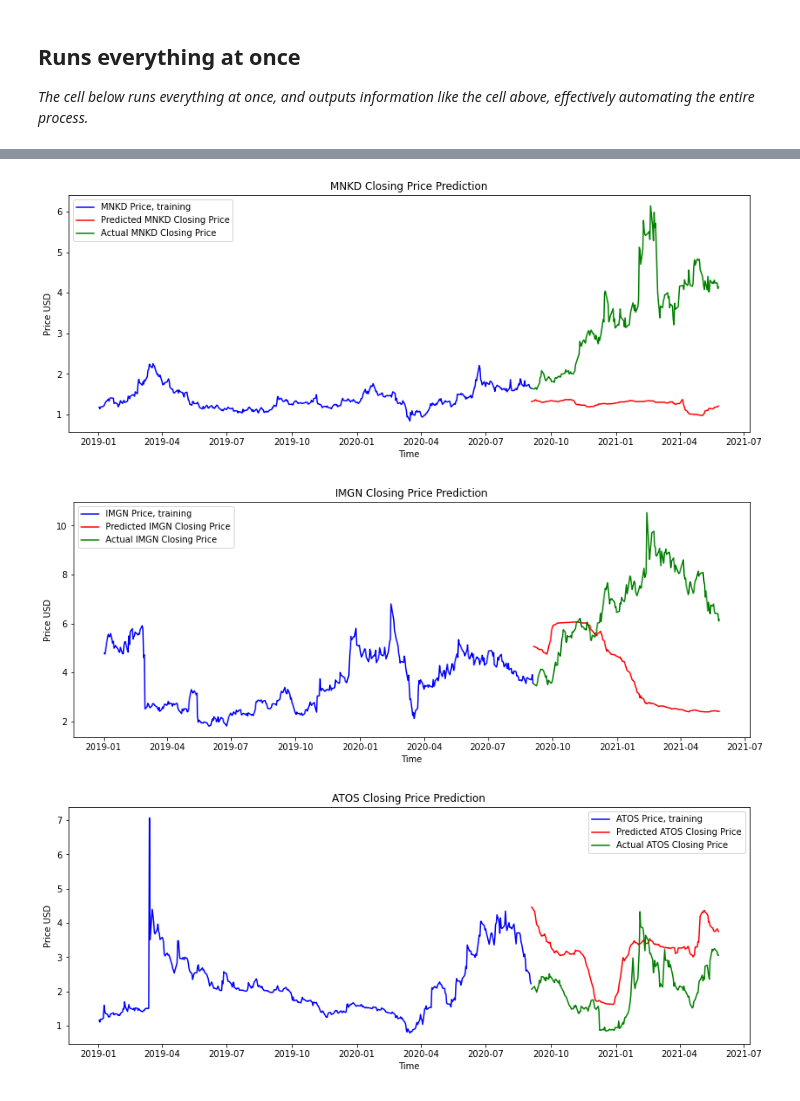
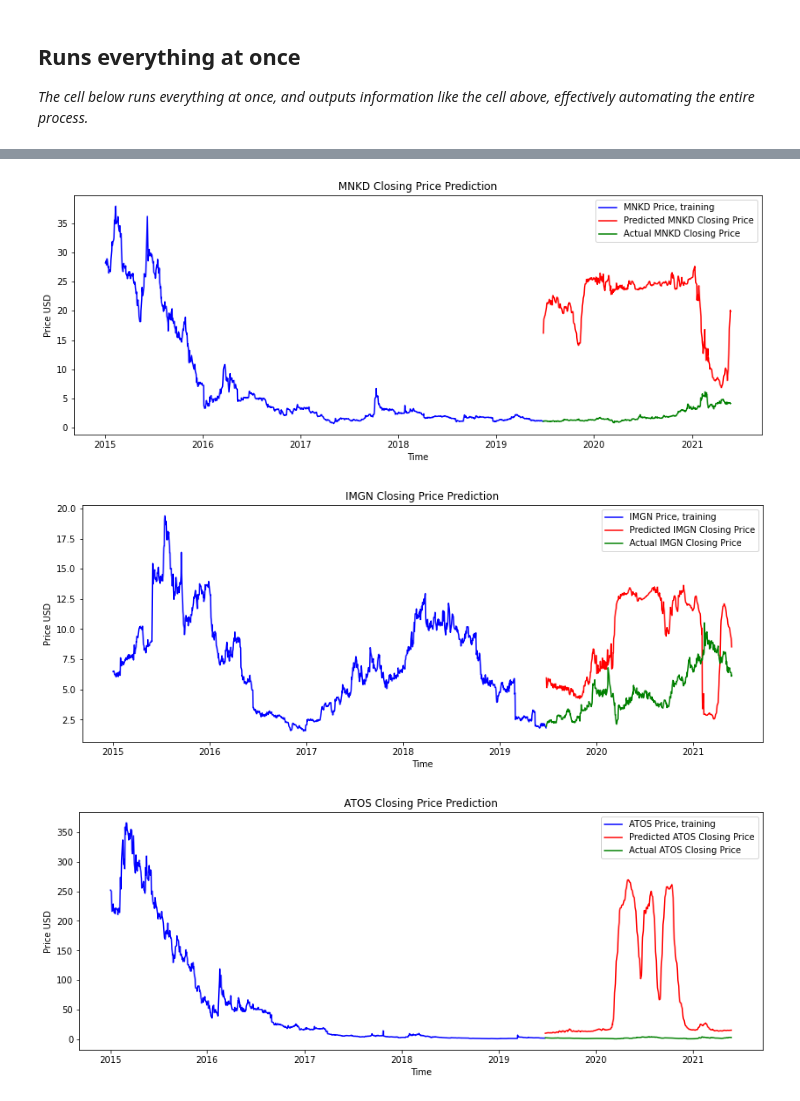
Before and after one commit to jmacdonald2010/stock-prediction, a Jupyter notebook: mlTests03_EOD.ipynb, the cells around one changed output, grey strips where cells are left out. Cells and saved outputs as stored; diff of their text form; code cells hidden in the pictures.

```diff
--- a/mlTests03_EOD.ipynb
+++ b/mlTests03_EOD.ipynb
@@ -351,4 +351,4 @@ INFO:tensorflow:Assets written to: model_06022021_100epochs01\assets
 INFO:tensorflow:Assets written to: model_06022021_100epochs01\assets
 # %%
 # load a model later
-regressor = tf.keras.models.load_model('model_06022021_100epochs01')
+regressor = tf.keras.models.load_model('model_20210602_212159')
@@ -650,11 +652,11 @@ import datetime
 import os
 from sklearn.metrics import mean_squared_error
 test_symbols = ["CTXR", "IBIO", "MNKD", "IMGN", "ATOS", "SPPI"]
-model_settings = {'epochs': 200, 'batch_size': 32, 'train_test_ratio': 0.7}
+model_settings = {'epochs': 100, 'batch_size': 32, 'train_test_ratio': 0.7}
 
 # Choose what Symbol you would like to predict:
 symbol = 'CTXR'     # change to whatever symbol in your dataframe you'd like to attempt to predict.
-start_date = "2019-01-01"
+start_date = "2015-01-01"
 current_date = datetime.datetime.now().strftime("%Y-%m-%d")
 current_datetime = datetime.datetime.now().strftime("%Y%m%d_%H%M%S")
 model_settings['start_date'] = start_date
@@ -777,7 +779,9 @@ for i in training_data.columns:
     regressor.fit(X_train, y_train, epochs=model_settings['epochs'], batch_size=model_settings['batch_size'], verbose=0)
     progress += 1
 
+print("Saving Model...")
 regressor.save(f"model_{current_datetime}")
+print("Model Saved.")
 
 # next part may not be necessary:
 total_data = pd.concat((training_data, test_data), axis=0)
@@ -788,7 +792,7 @@ predicted_input = inputs[symbol].to_frame()
 inputs = inputs.drop(columns=symbol)
 
 test_scaled = np.concatenate([minmax.transform(inputs), minmax_single.transform(predicted_input)], axis=1)
-print('Shape of test data:', test_scaled.shape)
+# print('Shape of test data:', test_scaled.shape)
 
 # shaping test data from neural network
 X_test = []
@@ -921,3 +925,3 @@ Shape of test data: (242, 393)
-[figure, old version]
+[figure, new version]
-[figure, old version]
+[figure, new version]
-[figure, old version]
+[figure, new version]
```
Also changed, not shown: parts of 3 cells of this notebook, 26 other files.
